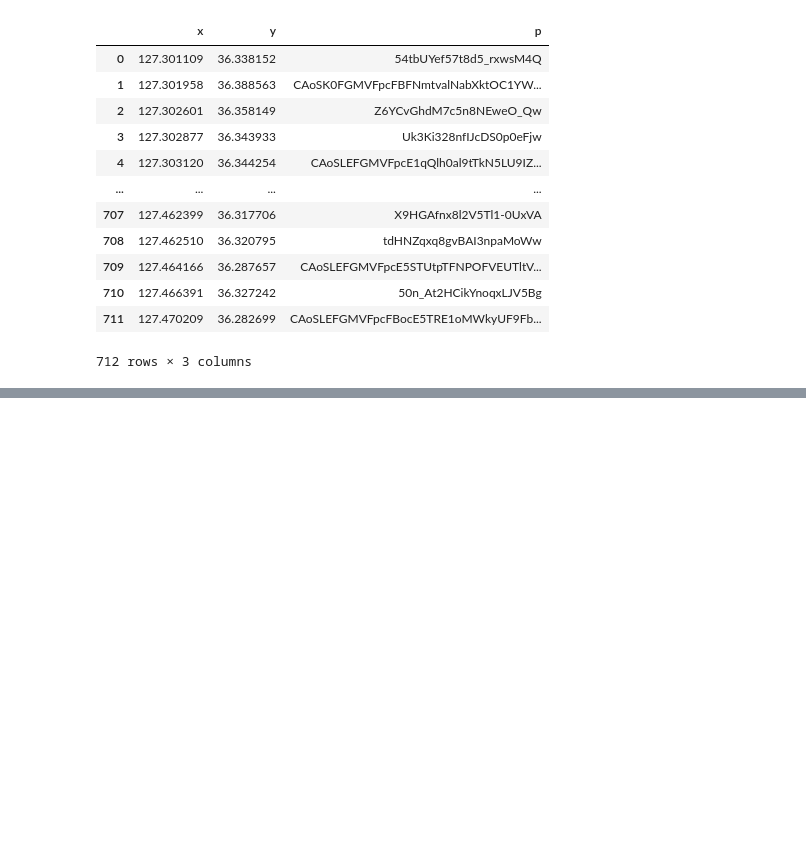
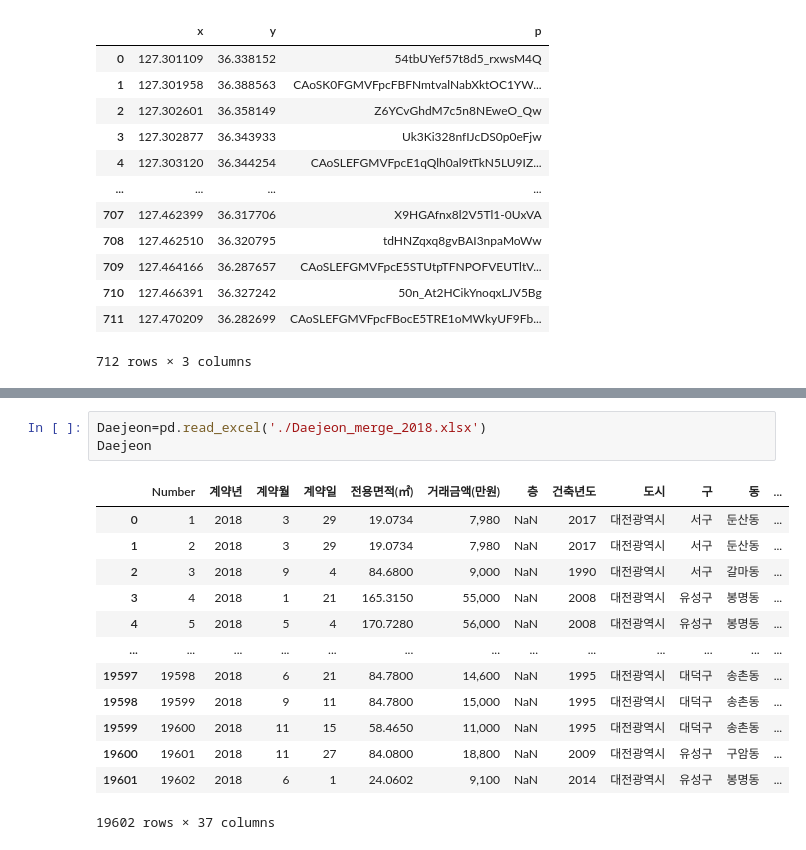
Before and after one commit to Ash-Stat/An-Si-Hyun, a Jupyter notebook: 대전연구.ipynb, the cells around one changed output, grey strips where cells are left out. Drawn from its saved outputs; the diff is of its cells as text; blank space fills up the shorter version.

```diff
--- a/대전연구.ipynb
+++ b/대전연구.ipynb
@@ -478,0 +745,17 @@ a6
+# %%
+Daejeon=pd.read_excel('./Daejeon_merge_2018.xlsx')
+Daejeon
+# %% [output]
+|  | Number | 계약년 | 계약월 | 계약일 | 전용면적(㎡) | 거래금액(만원) | 층 | 건축년도 | 도시 | 구 | 동 | ... |
+| 0 | 1 | 2018 | 3 | 29 | 19.0734 | 7,980 | NaN | 2017 | 대전광역시 | 서구 | 둔산동 | ... |
+| 1 | 2 | 2018 | 3 | 29 | 19.0734 | 7,980 | NaN | 2017 | 대전광역시 | 서구 | 둔산동 | ... |
+| 2 | 3 | 2018 | 9 | 4 | 84.6800 | 9,000 | NaN | 1990 | 대전광역시 | 서구 | 갈마동 | ... |
+| 3 | 4 | 2018 | 1 | 21 | 165.3150 | 55,000 | NaN | 2008 | 대전광역시 | 유성구 | 봉명동 | ... |
+| 4 | 5 | 2018 | 5 | 4 | 170.7280 | 56,000 | NaN | 2008 | 대전광역시 | 유성구 | 봉명동 | ... |
+| ... | ... | ... | ... | ... | ... | ... | ... | ... | ... | ... | ... | ... |
+| 19597 | 19598 | 2018 | 6 | 21 | 84.7800 | 14,600 | NaN | 1995 | 대전광역시 | 대덕구 | 송촌동 | ... |
+| 19598 | 19599 | 2018 | 9 | 11 | 84.7800 | 15,000 | NaN | 1995 | 대전광역시 | 대덕구 | 송촌동 | ... |
+| 19599 | 19600 | 2018 | 11 | 15 | 58.4650 | 11,000 | NaN | 1995 | 대전광역시 | 대덕구 | 송촌동 | ... |
+| 19600 | 19601 | 2018 | 11 | 27 | 84.0800 | 18,800 | NaN | 2009 | 대전광역시 | 유성구 | 구암동 | ... |
+| 19601 | 19602 | 2018 | 6 | 1 | 24.0602 | 9,100 | NaN | 2014 | 대전광역시 | 유성구 | 봉명동 | ... |
+19602 rows × 37 columns
```
Also changed, not shown: parts of 18 cells of this notebook.
